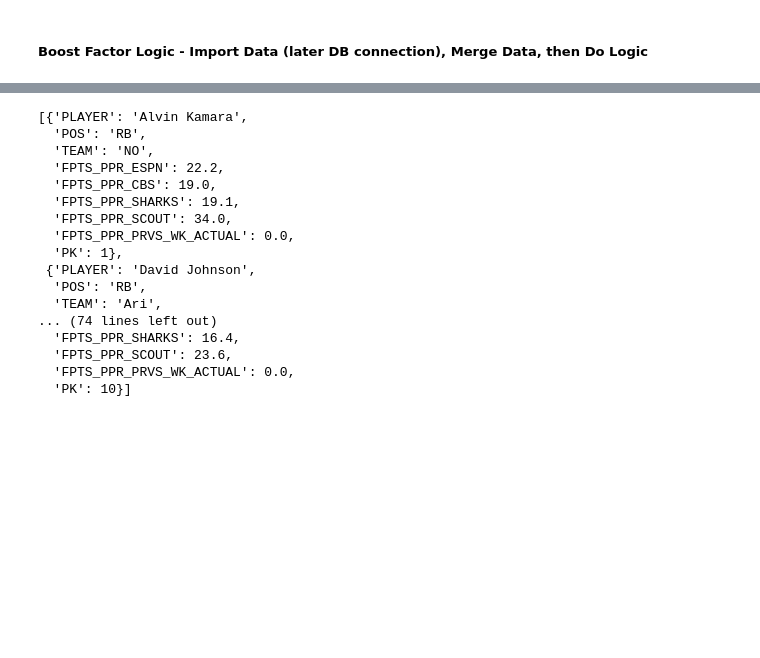
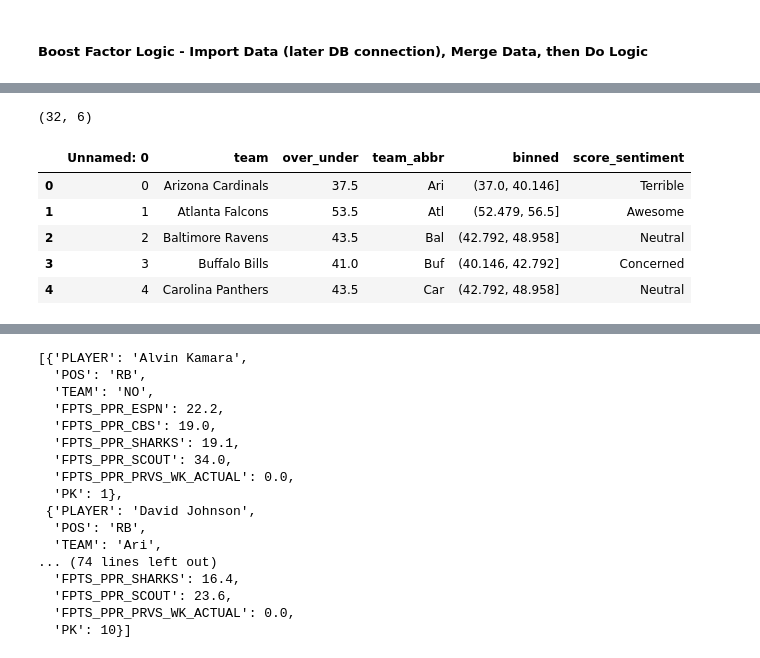
Before and after one commit to zgscherrer/Project-Fantasy-Football, a Jupyter notebook: data/exploratory_analysis/Customize Your Lineup - Trial Code.ipynb, the cells around one changed output, grey strips where cells are left out. Cells and saved outputs as stored; diff of their text form; code cells hidden in the pictures; blank space fills up the shorter version.

```diff
--- a/data/exploratory_analysis/Customize Your Lineup - Trial Code.ipynb
+++ b/data/exploratory_analysis/Customize Your Lineup - Trial Code.ipynb
@@ -147,0 +156,20 @@ df_tweets.head(3)
+# %%
+#get the overunder data for your week selected
+#select only columns you want
+stmt_overunder = f"""
+        SELECT *
+        FROM week_{week}_over_unders
+       """
+
+#need to input db.session.bind in flask app due to different initalization process
+df_overunder = pd.read_sql_query(stmt_overunder, db)
+print(df_overunder.shape)
+df_overunder.head()
+# %% [output]
+(32, 6)
+|  | Unnamed: 0 | team | over_under | team_abbr | binned | score_sentiment |
+| 0 | 0 | Arizona Cardinals | 37.5 | Ari | (37.0, 40.146] | Terrible |
+| 1 | 1 | Atlanta Falcons | 53.5 | Atl | (52.479, 56.5] | Awesome |
+| 2 | 2 | Baltimore Ravens | 43.5 | Bal | (42.792, 48.958] | Neutral |
+| 3 | 3 | Buffalo Bills | 41.0 | Buf | (40.146, 42.792] | Concerned |
+| 4 | 4 | Carolina Panthers | 43.5 | Car | (42.792, 48.958] | Neutral |
```
Also changed, not shown: parts of 31 cells of this notebook, 7 other files.
